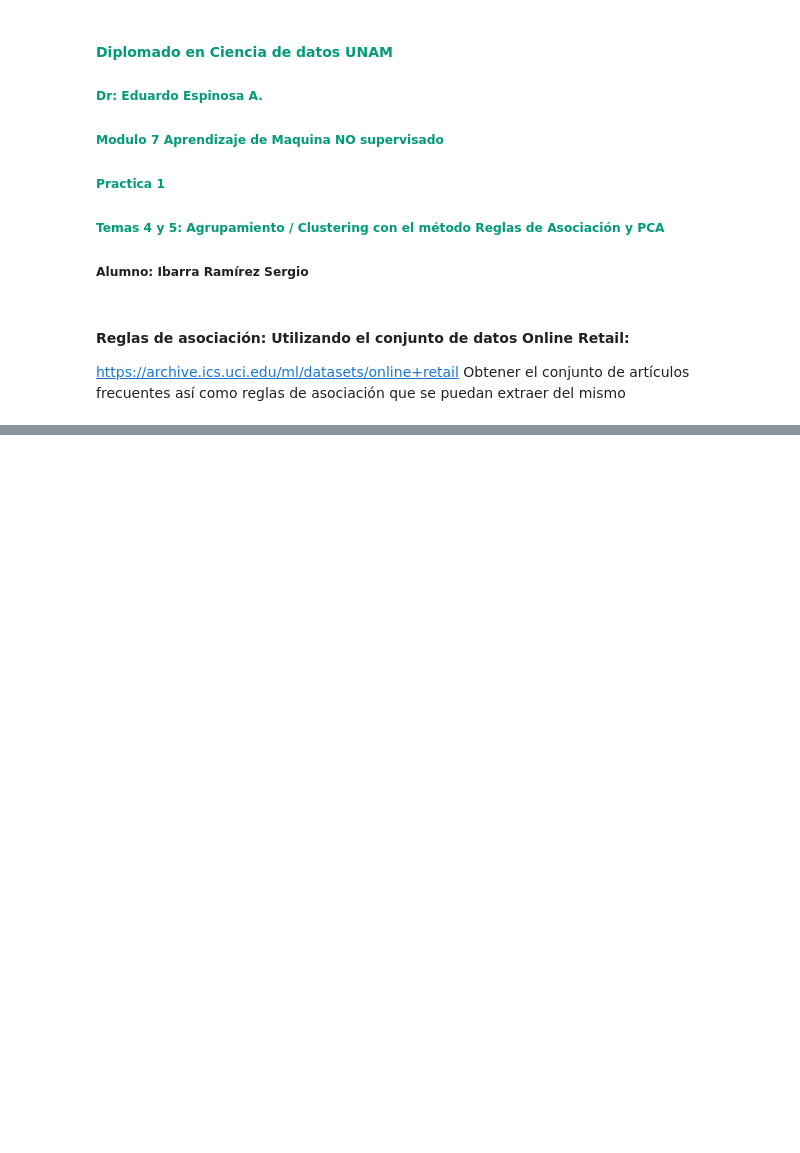
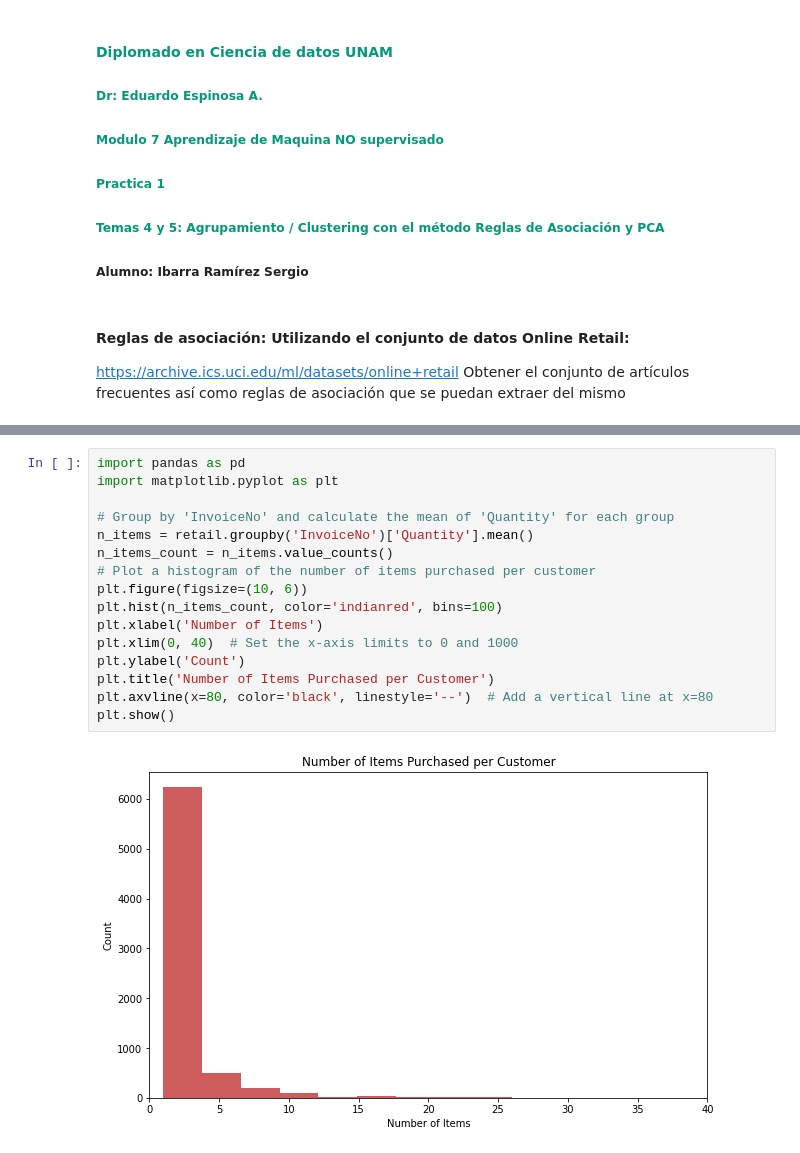
Before and after one commit to Sergio-Ibarra-1795/Diplomado_UNAM_DC_Full_gitHub, a Jupyter notebook: Modulo7_Aprendizaje_NO_supervisado/Modulo7_Practica2.ipynb, the cells around one changed output, grey strips where cells are left out. Cells and saved outputs as stored; diff of their text form; blank space fills up the shorter version.

```diff
--- a/Modulo7_Aprendizaje_NO_supervisado/Modulo7_Practica2.ipynb
+++ b/Modulo7_Aprendizaje_NO_supervisado/Modulo7_Practica2.ipynb
@@ -28,0 +121,18 @@ retail_xlsx.head(5)
+# %%
+import pandas as pd
+import matplotlib.pyplot as plt
+
+# Group by 'InvoiceNo' and calculate the mean of 'Quantity' for each group
+n_items = retail.groupby('InvoiceNo')['Quantity'].mean()
+n_items_count = n_items.value_counts()
+# Plot a histogram of the number of items purchased per customer
+plt.figure(figsize=(10, 6))
+plt.hist(n_items_count, color='indianred', bins=100)
+plt.xlabel('Number of Items')
+plt.xlim(0, 40)  # Set the x-axis limits to 0 and 1000
+plt.ylabel('Count')
+plt.title('Number of Items Purchased per Customer')
+plt.axvline(x=80, color='black', linestyle='--')  # Add a vertical line at x=80
+plt.show()
+# %% [output]
+[figure, added]
```
Also changed, not shown: parts of 13 cells of this notebook.
